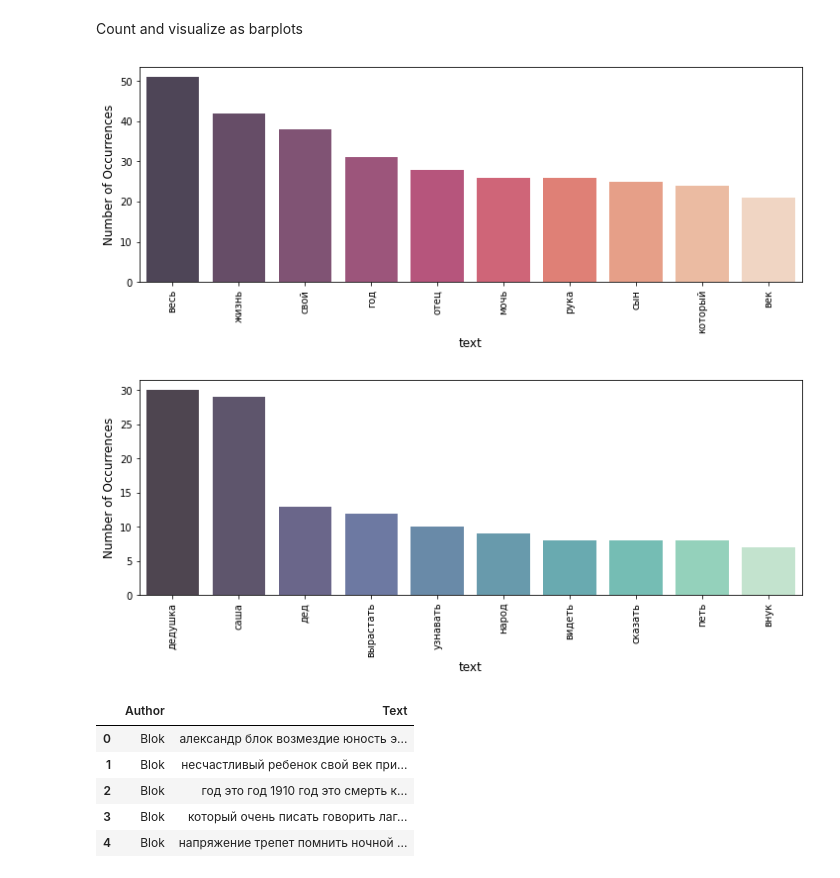
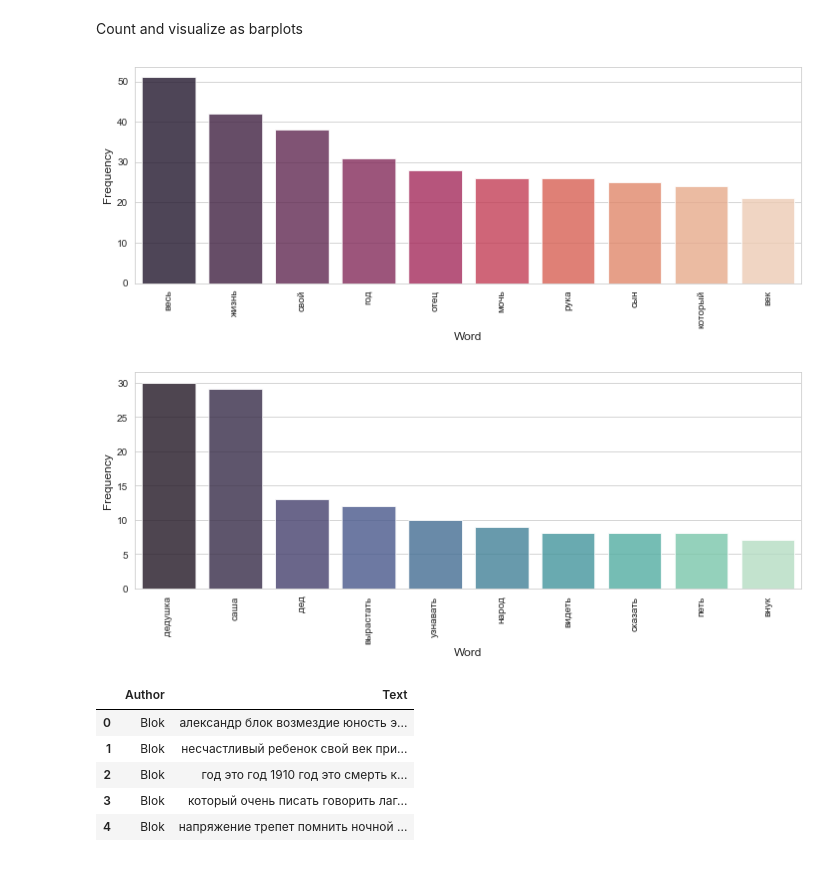
Before and after one commit to kmaltcev/NLP-BiLSTM-model, a Jupyter notebook: CNN_BiLSTM.ipynb, the cells around one changed output. Cells and saved outputs as stored; diff of their text form; code cells hidden in the pictures.

Commit message:
graph styling

```diff
--- a/CNN_BiLSTM.ipynb
+++ b/CNN_BiLSTM.ipynb
@@ -98,18 +98,19 @@ Count and visualize as barplots
 # %%
 from collections import Counter
 sns_palette = ["rocket", "mako", "magma", "rocket_r"]
+sns.set_style("whitegrid")
 for i, book in enumerate(authors):
     cnt_pro = np.asarray(Counter(book['Text'][0].split()).most_common(10))
     occ_df = pd.DataFrame({'word': cnt_pro[:, 0], 'count': [int(num) for num in cnt_pro[:, 1]]})
     plt.figure(figsize=(12,4))
     sns.barplot(x='word', y='count', alpha=0.8, data=occ_df, palette=sns_palette[i])
-    plt.ylabel('Number of Occurrences', fontsize=12)
-    plt.xlabel('text', fontsize=12)
+    plt.ylabel('Frequency', fontsize=12)
+    plt.xlabel('Word', fontsize=12)
     plt.xticks(rotation=90)
     plt.show()
 # %% [output]
-[figure, old version]
+[figure, new version]
-[figure, old version]
+[figure, new version]
 # %%
 authors_chunks = []
 for i in range(len(authors)):
```
